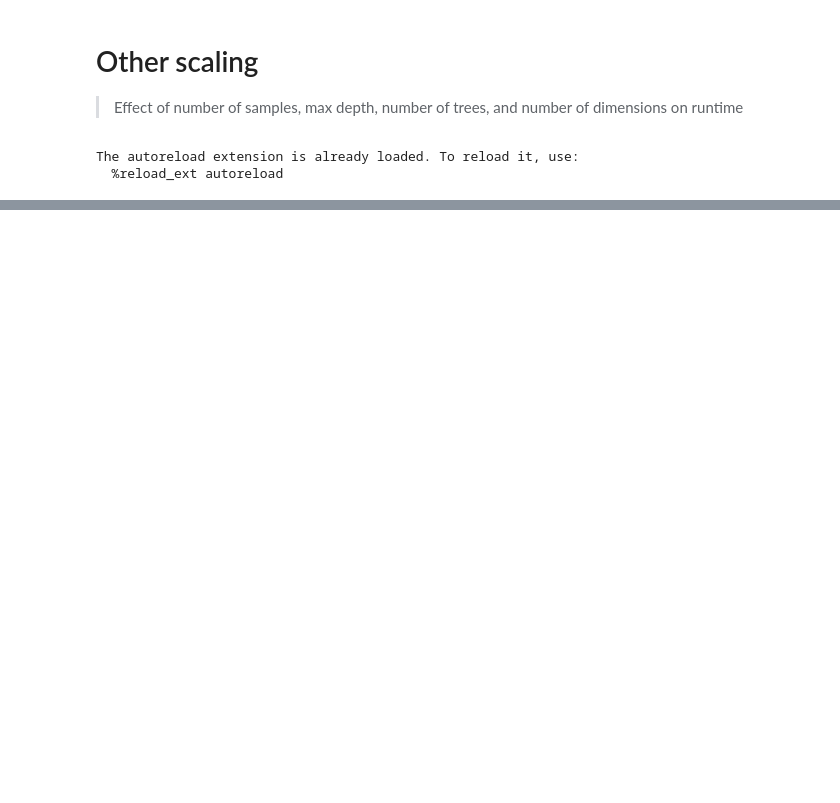
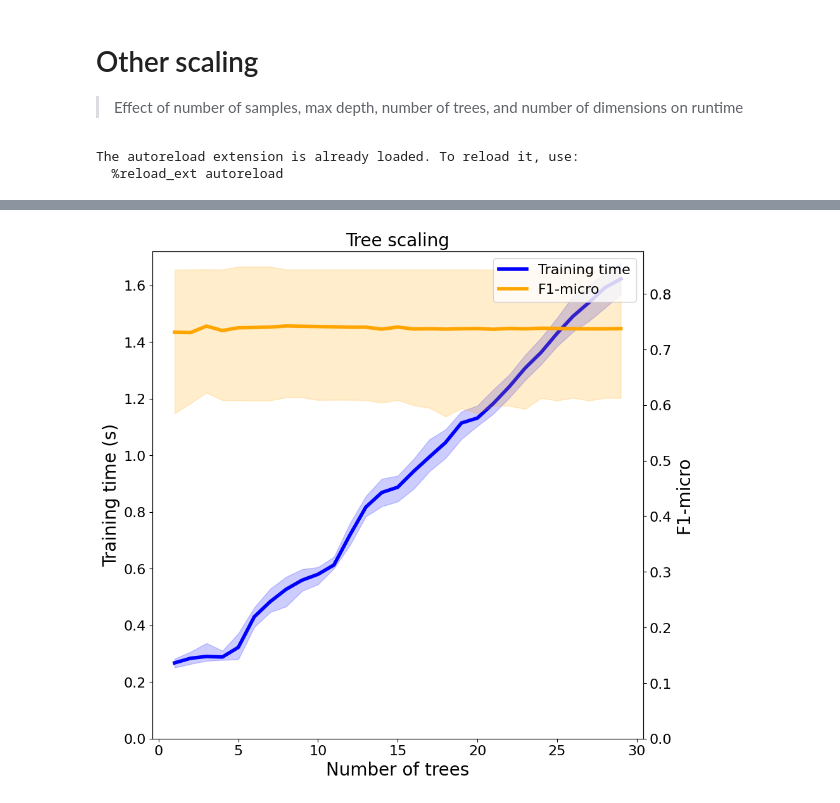
Before and after one commit to pchlenski/hyperdt, a Jupyter notebook: notebooks/30_other_scaling.ipynb, the cells around one changed output, grey strips where cells are left out. Saved outputs shown, nothing was run; the diff lists cells and outputs as text; code cells hidden in the pictures; blank space fills up the shorter version.

```diff
--- a/notebooks/30_other_scaling.ipynb
+++ b/notebooks/30_other_scaling.ipynb
@@ -300,0 +194,18 @@ plt.show()
+# %%
+# Experiment 3: number of trees
+
+# Hyperparams
+MIN_TREES = 1
+MAX_TREES = 30
+STEP = 1
+
+# Experiment
+n_trees_results = run_experiment("n_estimators", MIN_TREES, MAX_TREES, STEP)
+
+# Plotting
+ax, ax2 = plot_results(n_trees_results, "n_estimators")
+ax.set_xlabel("Number of trees")
+ax.set_title("Tree scaling")
+plt.show()
+# %% [output]
+[figure, added]
```
Also changed, not shown: parts of 14 cells of this notebook, 7 other files.
